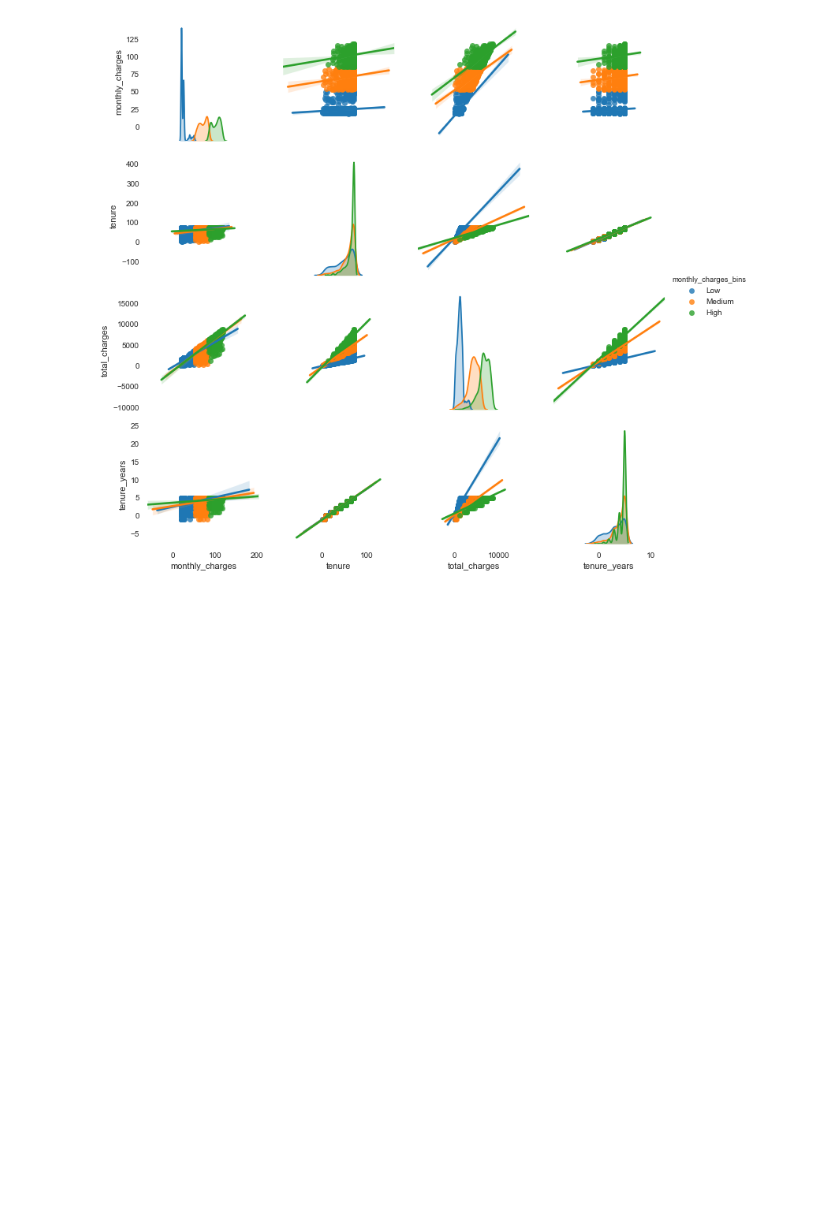
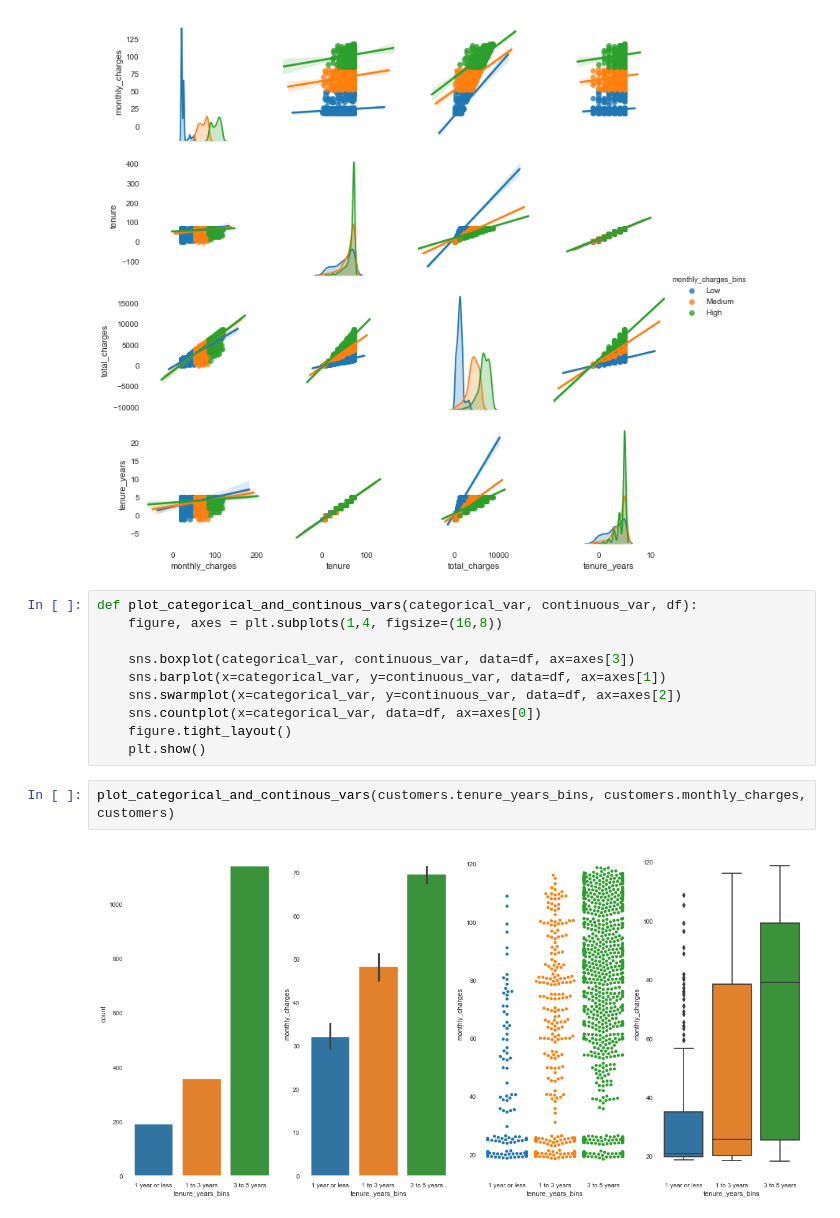
Before and after one commit to guedanie/ds-methodologies-exercises, a Jupyter notebook: regression/exploration_notes.ipynb, the cells around one changed output. Saved outputs shown, nothing was run; the diff lists cells and outputs as text; blank space fills up the shorter version.

```diff
--- a/regression/exploration_notes.ipynb
+++ b/regression/exploration_notes.ipynb
@@ -190,3 +191,17 @@ customers
 plot_variable_pairs(customers, hue="monthly_charges_bins")
 # %% [output]
 [figure]
+# %%
+def plot_categorical_and_continous_vars(categorical_var, continuous_var, df):
+    figure, axes = plt.subplots(1,4, figsize=(16,8))
+
+    sns.boxplot(categorical_var, continuous_var, data=df, ax=axes[3])
+    sns.barplot(x=categorical_var, y=continuous_var, data=df, ax=axes[1])
+    sns.swarmplot(x=categorical_var, y=continuous_var, data=df, ax=axes[2])
+    sns.countplot(x=categorical_var, data=df, ax=axes[0])
+    figure.tight_layout()
+    plt.show()
+# %%
+plot_categorical_and_continous_vars(customers.tenure_years_bins, customers.monthly_charges, customers)
+# %% [output]
+[figure, added]
```
Also changed, not shown: parts of 4 cells of this notebook.
